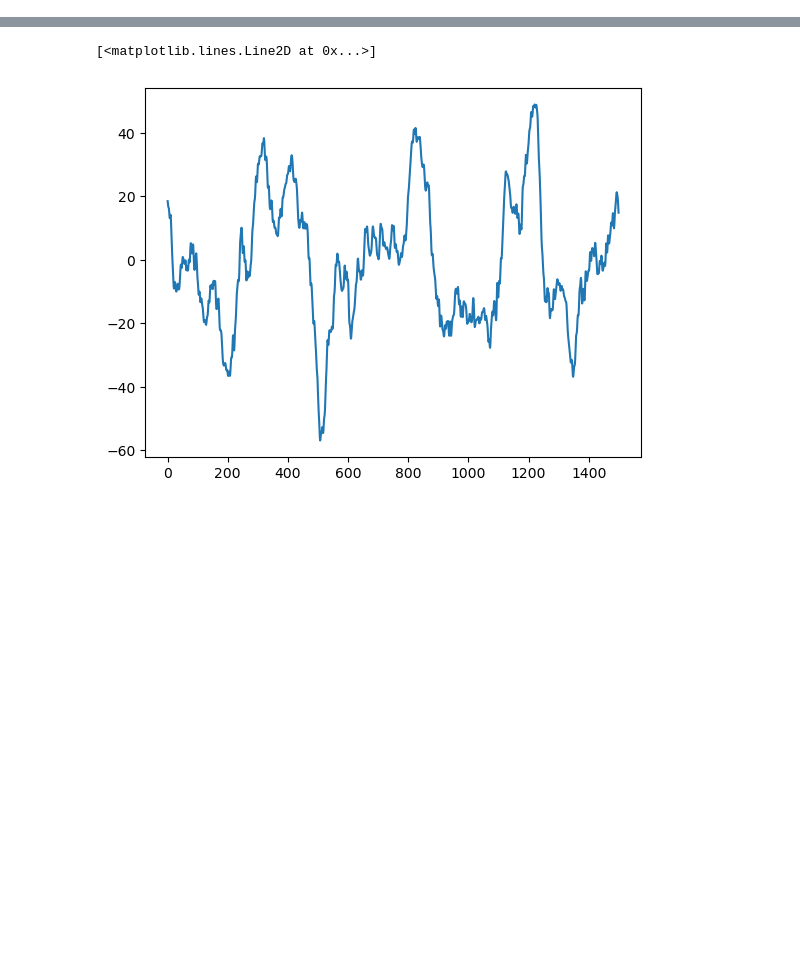
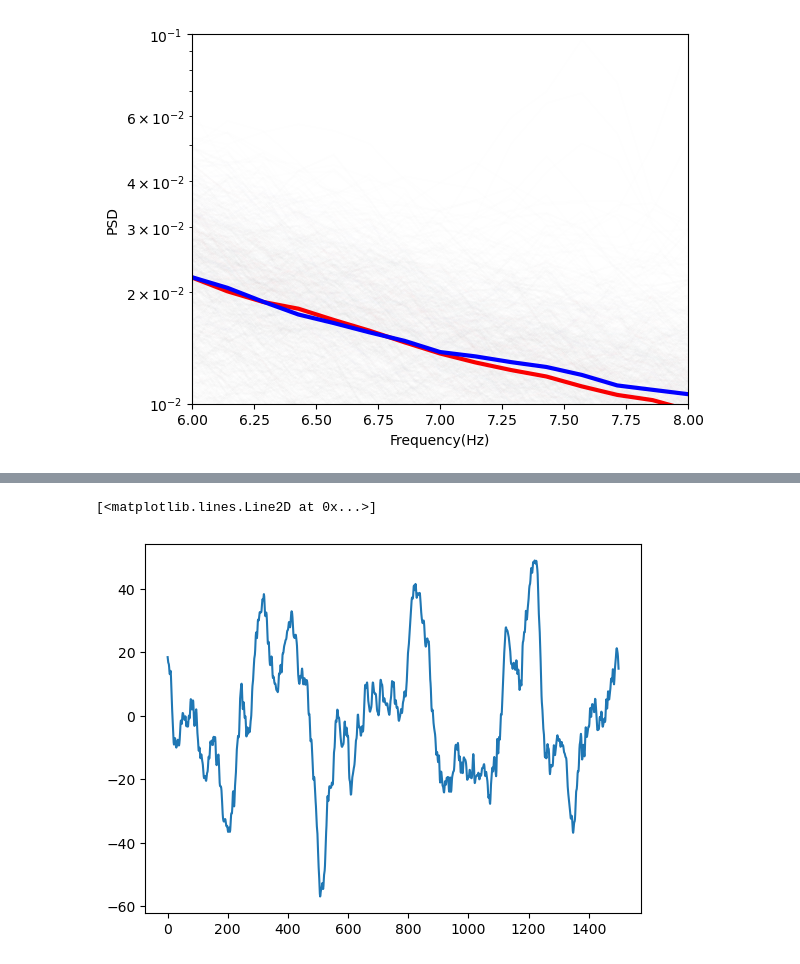
Before and after one commit to benedetta-mariani/EEG-avalanche-analysis, a Jupyter notebook: Power Spectra.ipynb, the cells around one changed output, grey strips where cells are left out. Drawn from its saved outputs; the diff is of its cells as text; code cells hidden in the pictures; blank space fills up the shorter version.

```diff
--- a/Power Spectra.ipynb
+++ b/Power Spectra.ipynb
@@ -117,0 +128,68 @@ plt.ylim(10**-3,10)
+# %%
+import scipy
+
+colors = cm.Reds(np.linspace(0,1,len(babies)))
+#data = scipy.io.loadmat('BB5 silence1 (continuous).mat')
+
+sample_rate = 500
+nn = sample_rate*7
+total_mean_1 = []
+
+for r in range(len(babies)):
+    #print(os.getcwd())
+    sub = babies[r]
+    datad = (scipy.io.loadmat('../../BB{}_Filtered (1-100)/Silence (500)/BB{} silence2 (continuous).mat'.format(sub,sub)))
+    data = datad['eeg_rest']/(np.std(datad['eeg_rest'],1)[:,np.newaxis])
+    kk = []
+    for g in range(data.shape[0]):
+        x,p = signal.welch(data[g], fs = sample_rate, nperseg =nn,)
+        kk.append(p)
+        plt.plot(x,p , color =colors[r], alpha = 0.005)
+    kk = np.array(kk)
+    mean_p = np.mean(kk,0)
+    #plt.plot(x,mean_p, color = colors[r], alpha = .5)
+    total_mean_1.append(mean_p)
+
+## mi sta plottando anche bad channels
+total_mean_1 = np.mean(np.array(total_mean_1),0)
+plt.plot(x, total_mean_1, color = 'red', lw = 3)
+
+colors = cm.Blues(np.linspace(0,1,len(babies)))
+
+
+import scipy
+#data = scipy.io.loadmat('BB5 silence1 (continuous).mat')
+
+sample_rate = 500
+
+total_mean_2 = []
+for r in range(len(babies)):
+    #print(os.getcwd())
+    sub = babies[r]
+    data = (scipy.io.loadmat('../../BB{}_Filtered (1-100)/Silence (500)/BB{} silence1 (continuous).mat'.format(sub,sub)))
+    data = data['eeg_rest']/(np.std(data['eeg_rest'],1)[:,np.newaxis])
+    kk = []
+    for g in range(data.shape[0]):
+        x,p = signal.welch(data[g], fs = sample_rate, nperseg =nn,)
+        kk.append(p)
+        plt.plot(x,p , color =colors[r], alpha = 0.005)
+    kk = np.array(kk)
+    mean_p = np.mean(kk,0)
+    #plt.plot(x,mean_p, color = colors[r], alpha = .5)
+    total_mean_2.append(mean_p)
+
+
+
+total_mean_2 = np.mean(np.array(total_mean_2),0)
+plt.plot(x, total_mean_2, color = 'blue', lw = 3)
+
+## mi sta plottando anche bad channels
+#plt.xscale('log')
+#plt.yscale('log')
+plt.xlabel('Frequency(Hz)')
+plt.ylabel('PSD')
+plt.xlim(6,8)
+plt.yscale('log')
+plt.ylim(10**-2,10**-1);
+# %% [output]
+[figure, added]
```
Also changed, not shown: parts of 18 cells of this notebook, 2 other files.
